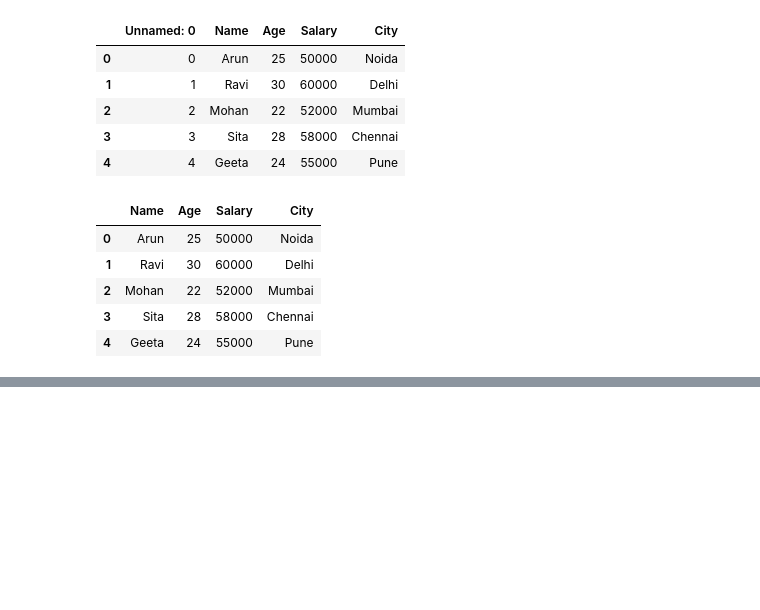
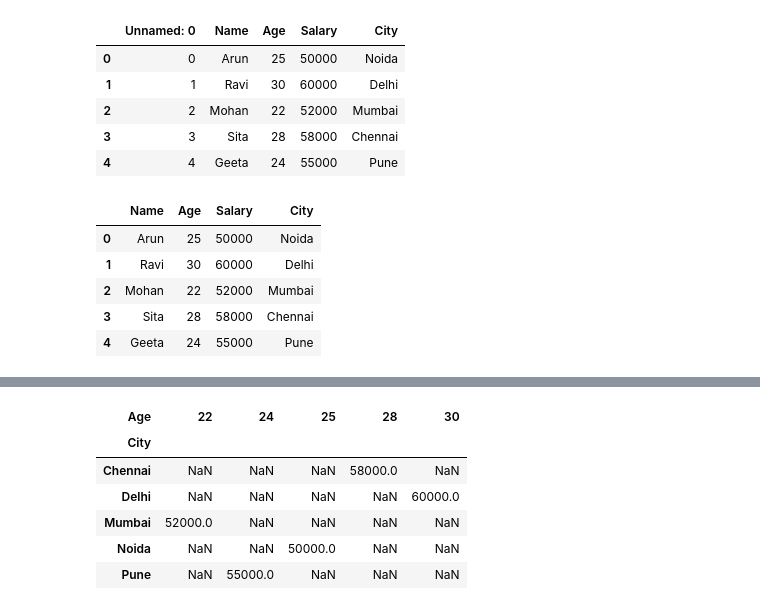
Before and after one commit to arunaimlprojects/data_science_course, a Jupyter notebook: pandas_class_1.ipynb, the cells around one changed output, grey strips where cells are left out. Saved outputs shown, nothing was run; the diff lists cells and outputs as text; code cells hidden in the pictures; blank space fills up the shorter version.

```diff
--- a/pandas_class_1.ipynb
+++ b/pandas_class_1.ipynb
@@ -146,0 +235,12 @@ data_csv
+# %%
+import pandas as pd
+
+# Creating the DataFrame
+data = {
+    'Name': ['Arun', 'Ravi', 'Mohan', 'Sita', 'Geeta'],
+    'Age': [25, 30, 22, 28, 24],
+    'Salary': [50000, 60000, 52000, 58000, 55000],
+    'City': ['Noida', 'Delhi', 'Mumbai', 'Chennai', 'Pune']
+}
+
+df = pd.DataFrame(data)
@@ -146,0 +259,12 @@ data_csv
+# %%
+# 2. Creating a Pivot Table (Total Salary based on City and Age)
+pivot_df = df.pivot_table(values='Salary', index='City', columns='Age', aggfunc='sum')
+pivot_df
+# %% [output]
+| Age | 22 | 24 | 25 | 28 | 30 |
+| City |  |  |  |  |  |
+| Chennai | NaN | NaN | NaN | 58000.0 | NaN |
+| Delhi | NaN | NaN | NaN | NaN | 60000.0 |
+| Mumbai | 52000.0 | NaN | NaN | NaN | NaN |
+| Noida | NaN | NaN | 50000.0 | NaN | NaN |
+| Pune | NaN | 55000.0 | NaN | NaN | NaN |
```
Also changed, not shown: parts of 15 cells of this notebook.
